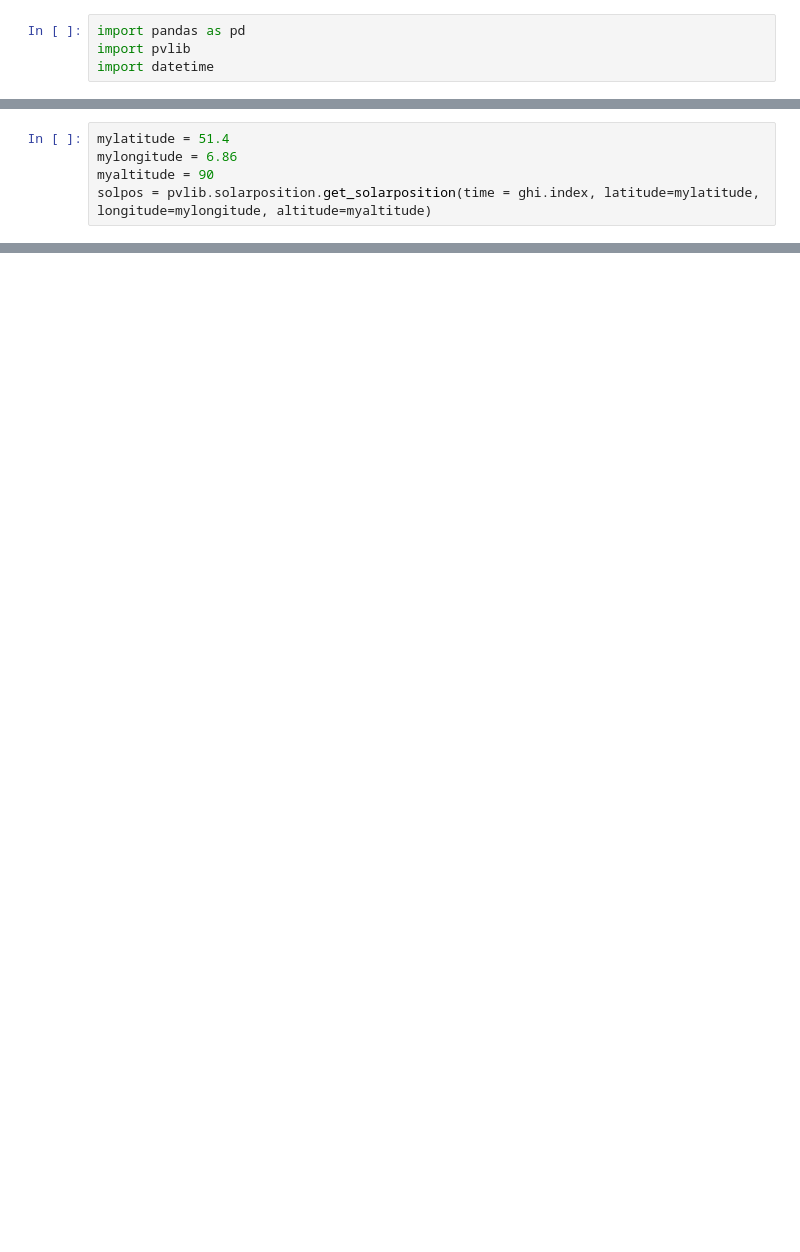
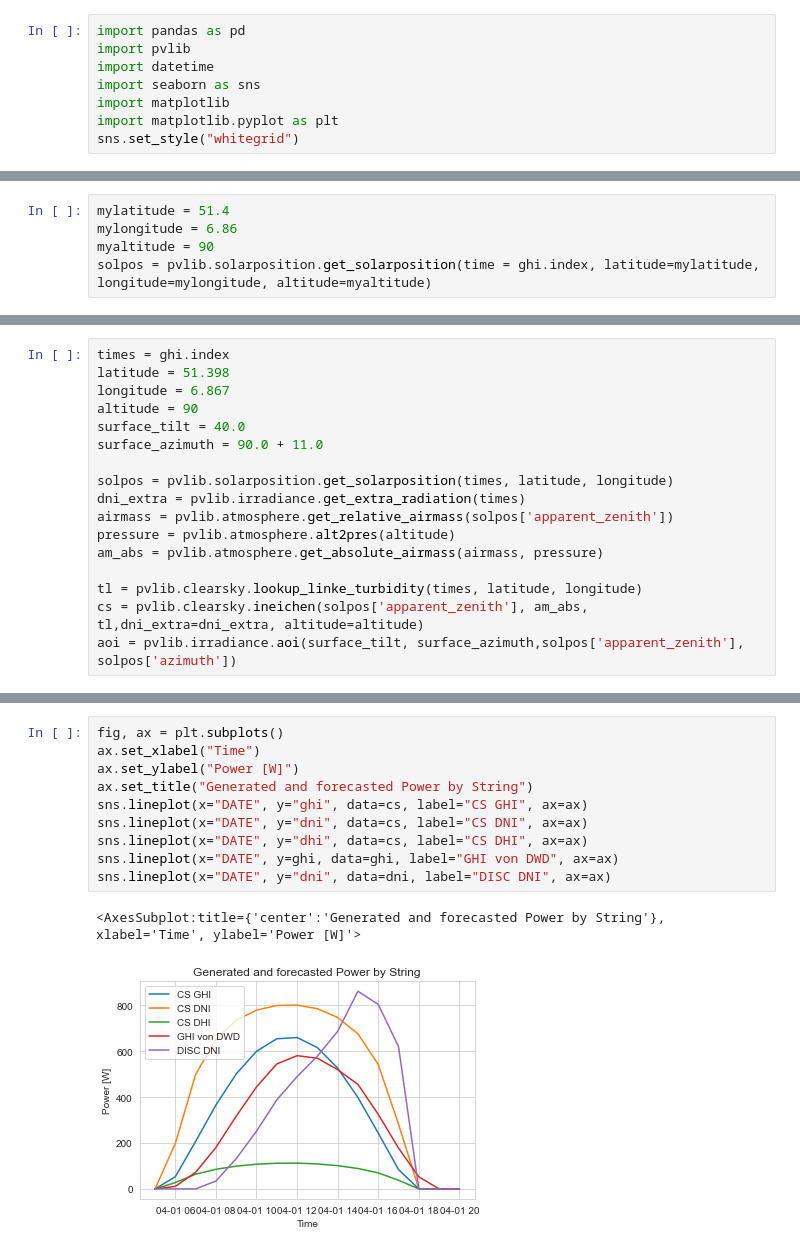
Before and after one commit to tinoetzold/PV-Prognose, a Jupyter notebook: test.ipynb, the cells around one changed output, grey strips where cells are left out. Saved outputs shown, nothing was run; the diff lists cells and outputs as text; blank space fills up the shorter version.

```diff
--- a/test.ipynb
+++ b/test.ipynb
@@ -2,4 +2,8 @@
 import pandas as pd
 import pvlib
 import datetime
+import seaborn as sns
+import matplotlib
+import matplotlib.pyplot as plt
+sns.set_style("whitegrid")
 # %%
@@ -109,0 +116,17 @@ Name: zenith, dtype: float64
+# %%
+times = ghi.index
+latitude = 51.398
+longitude = 6.867
+altitude = 90
+surface_tilt = 40.0
+surface_azimuth = 90.0 + 11.0
+
+solpos = pvlib.solarposition.get_solarposition(times, latitude, longitude)
+dni_extra = pvlib.irradiance.get_extra_radiation(times)
+airmass = pvlib.atmosphere.get_relative_airmass(solpos['apparent_zenith'])
+pressure = pvlib.atmosphere.alt2pres(altitude)
+am_abs = pvlib.atmosphere.get_absolute_airmass(airmass, pressure)
+
+tl = pvlib.clearsky.lookup_linke_turbidity(times, latitude, longitude)
+cs = pvlib.clearsky.ineichen(solpos['apparent_zenith'], am_abs, tl,dni_extra=dni_extra, altitude=altitude)
+aoi = pvlib.irradiance.aoi(surface_tilt, surface_azimuth,solpos['apparent_zenith'], solpos['azimuth'])
@@ -109,0 +156,13 @@ Name: zenith, dtype: float64
+# %%
+fig, ax = plt.subplots()
+ax.set_xlabel("Time")
+ax.set_ylabel("Power [W]")
+ax.set_title("Generated and forecasted Power by String")
+sns.lineplot(x="DATE", y="ghi", data=cs, label="CS GHI", ax=ax)
+sns.lineplot(x="DATE", y="dni", data=cs, label="CS DNI", ax=ax)
+sns.lineplot(x="DATE", y="dhi", data=cs, label="CS DHI", ax=ax)
+sns.lineplot(x="DATE", y=ghi, data=ghi, label="GHI von DWD", ax=ax)
+sns.lineplot(x="DATE", y="dni", data=dni, label="DISC DNI", ax=ax)
+# %% [output]
+<AxesSubplot:title={'center':'Generated and forecasted Power by String'}, xlabel='Time', ylabel='Power [W]'>
+[figure, added]
```
Also changed, not shown: parts of 15 cells of this notebook, 5 other files.
